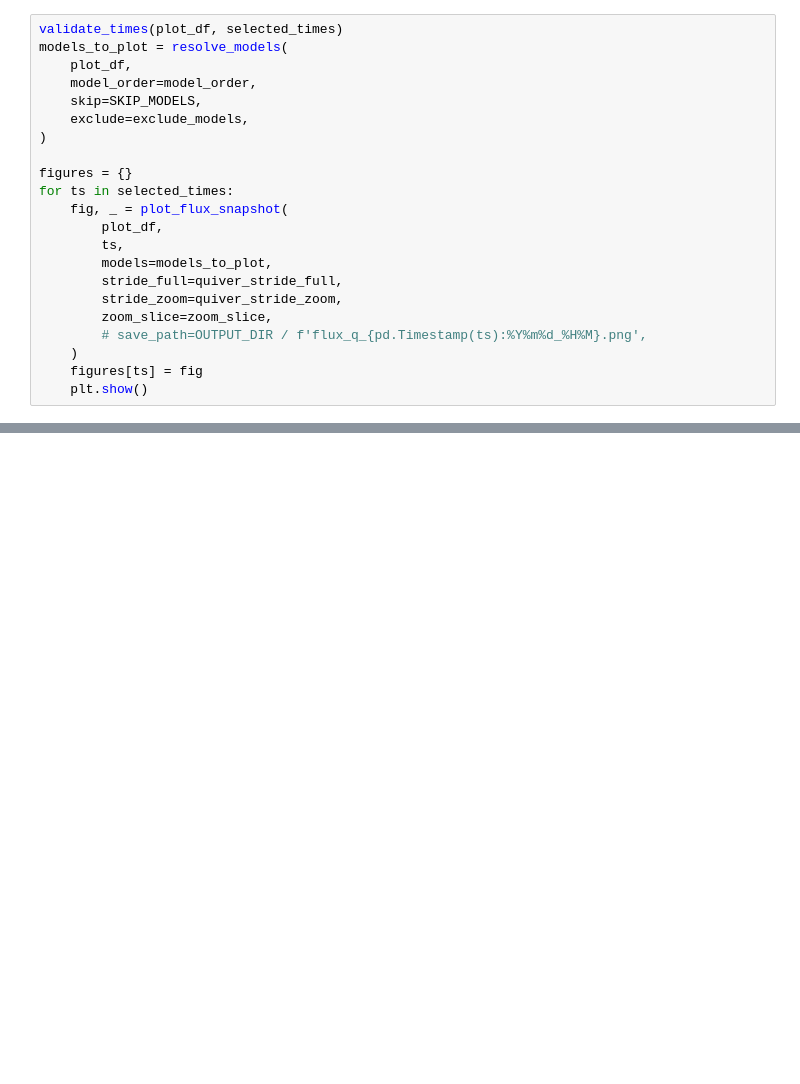
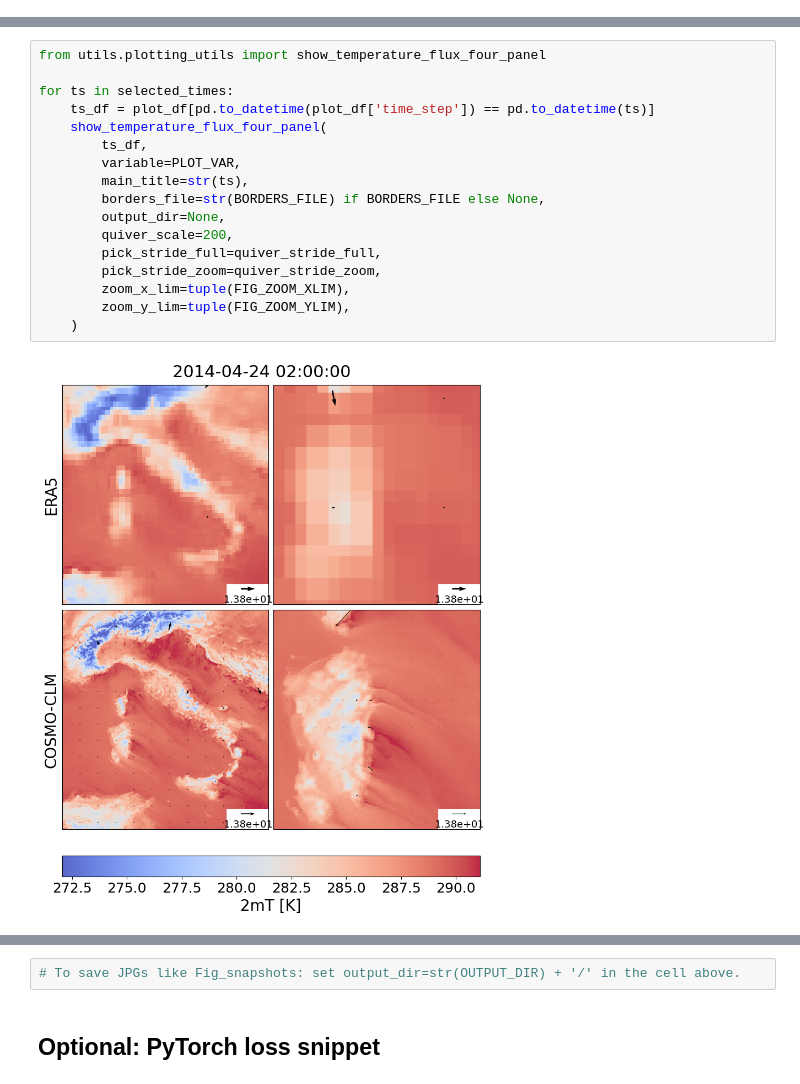
Before and after one commit to TNDC2002/Physically-conditioned-latent-diffusion-model-for-temperature, a Jupyter notebook: notebooks/test_anisotropic_flux_loss.ipynb, the cells around one changed output, grey strips where cells are left out. Cells and saved outputs as stored; diff of their text form; blank space fills up the shorter version.

```diff
--- a/notebooks/test_anisotropic_flux_loss.ipynb
+++ b/notebooks/test_anisotropic_flux_loss.ipynb
@@ -458,22 +289,0 @@ def plot_flux_snapshot(
-# %%
-validate_times(plot_df, selected_times)
-models_to_plot = resolve_models(
-    plot_df,
-    model_order=model_order,
-    skip=SKIP_MODELS,
-    exclude=exclude_models,
-)
-
-figures = {}
-for ts in selected_times:
-    fig, _ = plot_flux_snapshot(
-        plot_df,
-        ts,
-        models=models_to_plot,
-        stride_full=quiver_stride_full,
-        stride_zoom=quiver_stride_zoom,
-        zoom_slice=zoom_slice,
-        # save_path=OUTPUT_DIR / f'flux_q_{pd.Timestamp(ts):%Y%m%d_%H%M}.png',
-    )
-    figures[ts] = fig
-    plt.show()
@@ -524,0 +296,19 @@ Drop-in style matching `TemperatureFieldLosses` gradients; batch shape `[B, 1, H
+# %%
+from utils.plotting_utils import show_temperature_flux_four_panel
+
+for ts in selected_times:
+    ts_df = plot_df[pd.to_datetime(plot_df['time_step']) == pd.to_datetime(ts)]
+    show_temperature_flux_four_panel(
+        ts_df,
+        variable=PLOT_VAR,
+        main_title=str(ts),
+        borders_file=str(BORDERS_FILE) if BORDERS_FILE else None,
+        output_dir=None,
+        quiver_scale=200,
+        pick_stride_full=quiver_stride_full,
+        pick_stride_zoom=quiver_stride_zoom,
+        zoom_x_lim=tuple(FIG_ZOOM_XLIM),
+        zoom_y_lim=tuple(FIG_ZOOM_YLIM),
+    )
+# %% [output]
+[figure, added]
@@ -525,3 +319,7 @@ Drop-in style matching `TemperatureFieldLosses` gradients; batch shape `[B, 1, H
+# %%
+# To save JPGs like Fig_snapshots: set output_dir=str(OUTPUT_DIR) + '/' in the cell above.
+# %% [markdown]
+## Optional: PyTorch loss snippet
 # %%
 import torch
 import torch.nn.functional as F
```
Also changed, not shown: parts of 24 cells of this notebook, 4 other files.
